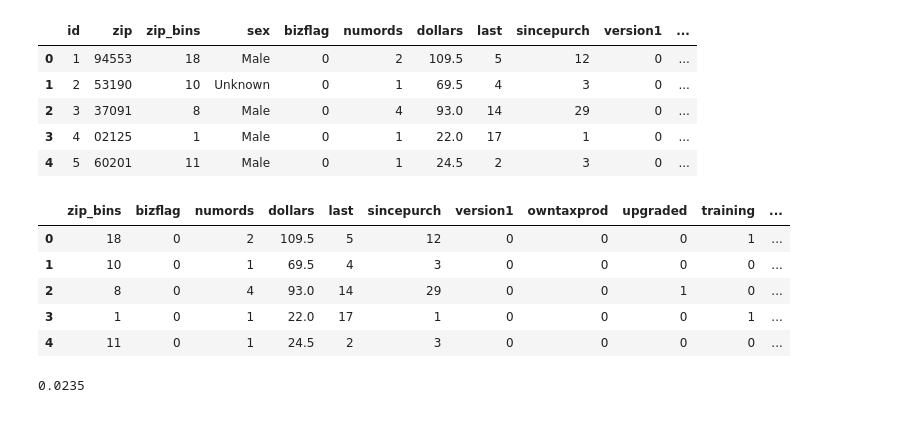
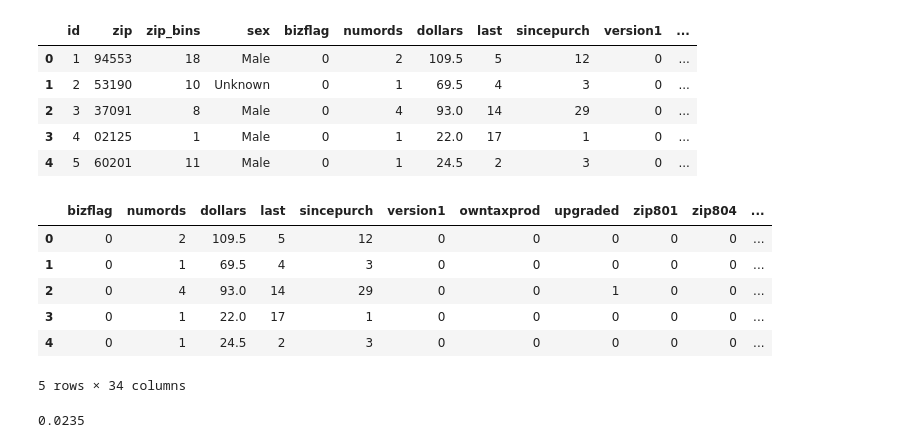
Before and after one commit to sauravjayan/Intuit-Quickbooks-Redux, a Jupyter notebook: sub-notebooks/Akshay.ipynb, the cells around one changed output. Saved outputs shown, nothing was run; the diff lists cells and outputs as text; code cells hidden in the pictures.

```diff
--- a/sub-notebooks/Akshay.ipynb
+++ b/sub-notebooks/Akshay.ipynb
@@ -63,16 +80,18 @@ intuit75k.head()
 | 4 | 5 | 60201 | 11 | Male | 0 | 1 | 24.5 | 2 | 3 | 0 | ... |
 # %%
 y = np.array(intuit75k['res1_yes'])
-intuit75k_modified = intuit75k.drop(columns=['zip','res1','res1_yes','sex', 'id'], axis=1)
+intuit75k_modified = intuit75k.drop(columns=['zip','res1','res1_yes','sex', 'id','training'], axis=1)
+intuit75k_modified['zip_bins'] = pd.Categorical(intuit75k_modified['zip_bins'])
 intuit75k_modified = pd.get_dummies(intuit75k_modified)
 intuit75k_modified.head()
 # %% [output]
-|  | zip_bins | bizflag | numords | dollars | last | sincepurch | version1 | owntaxprod | upgraded | training | ... |
-| 0 | 18 | 0 | 2 | 109.5 | 5 | 12 | 0 | 0 | 0 | 1 | ... |
-| 1 | 10 | 0 | 1 | 69.5 | 4 | 3 | 0 | 0 | 0 | 0 | ... |
-| 2 | 8 | 0 | 4 | 93.0 | 14 | 29 | 0 | 0 | 1 | 0 | ... |
-| 3 | 1 | 0 | 1 | 22.0 | 17 | 1 | 0 | 0 | 0 | 1 | ... |
-| 4 | 11 | 0 | 1 | 24.5 | 2 | 3 | 0 | 0 | 0 | 0 | ... |
+|  | bizflag | numords | dollars | last | sincepurch | version1 | owntaxprod | upgraded | zip801 | zip804 | ... |
+| 0 | 0 | 2 | 109.5 | 5 | 12 | 0 | 0 | 0 | 0 | 0 | ... |
+| 1 | 0 | 1 | 69.5 | 4 | 3 | 0 | 0 | 0 | 0 | 0 | ... |
+| 2 | 0 | 4 | 93.0 | 14 | 29 | 0 | 0 | 1 | 0 | 0 | ... |
+| 3 | 0 | 1 | 22.0 | 17 | 1 | 0 | 0 | 0 | 0 | 0 | ... |
+| 4 | 0 | 1 | 24.5 | 2 | 3 | 0 | 0 | 0 | 0 | 0 | ... |
+5 rows × 34 columns
 # %%
 intuit75k_cols = list(intuit75k_modified.columns)
 
```
Also changed, not shown: parts of 12 cells of this notebook.
